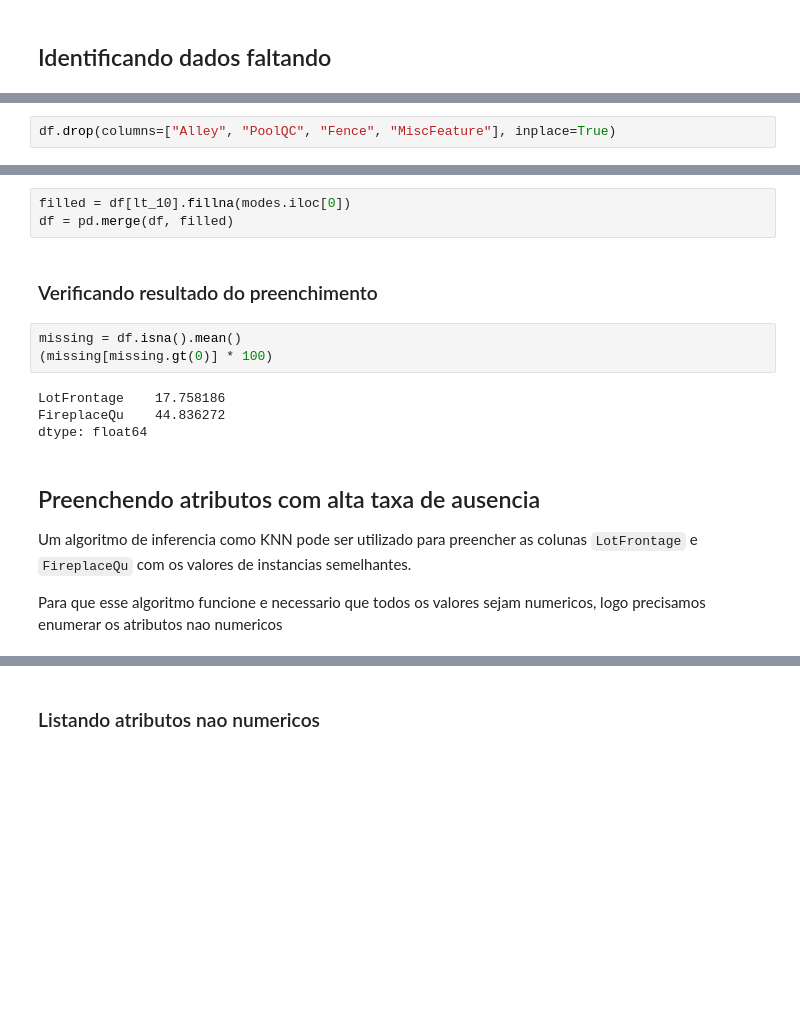
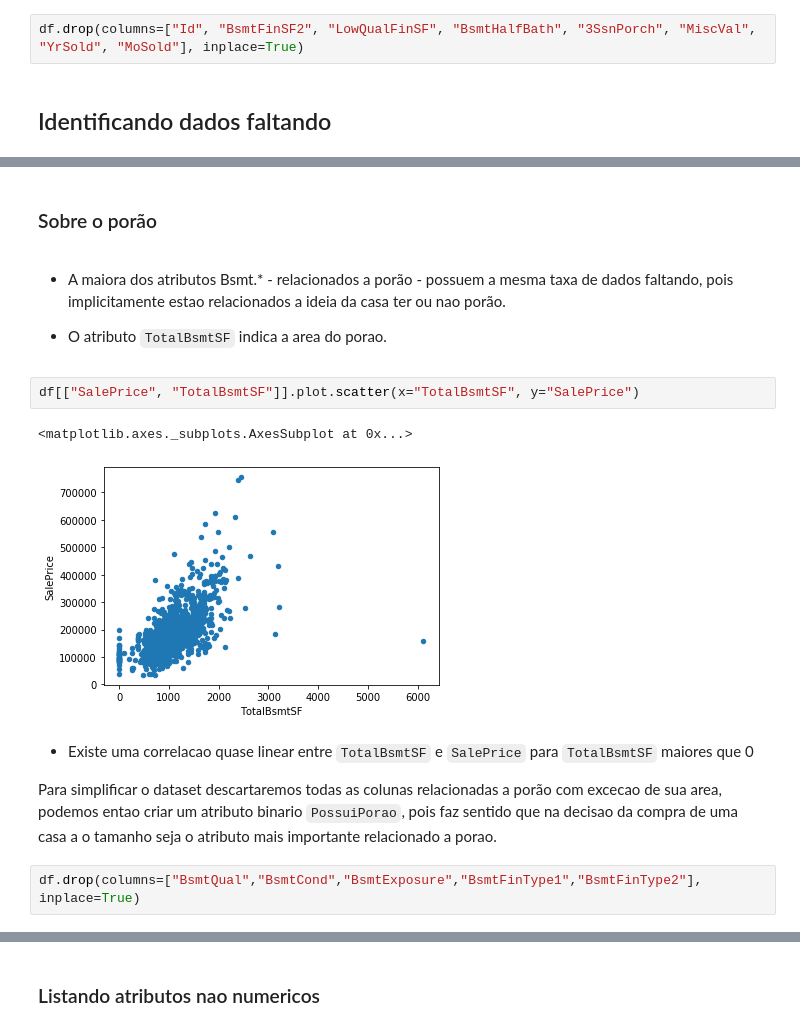
Before and after one commit to V-in/kaggle, a Jupyter notebook: house_prices/notebook.ipynb, the cells around one changed output, grey strips where cells are left out. Saved outputs shown, nothing was run; the diff lists cells and outputs as text; blank space fills up the shorter version.

```diff
--- a/house_prices/notebook.ipynb
+++ b/house_prices/notebook.ipynb
@@ -35,3 +66,5 @@ df.head()
+# %%
+df.drop(columns=["Id", "BsmtFinSF2", "LowQualFinSF", "BsmtHalfBath", "3SsnPorch", "MiscVal", "YrSold", "MoSold"], inplace=True)
 # %% [markdown]
 ## Identificando dados faltando
 # %%
@@ -63,2 +92,0 @@ Os atributos `Alley`, `PoolQC`, `Fence` e `MiscFeature` possuem uma taxa de dado
-# %%
-df.drop(columns=["Alley", "PoolQC", "Fence", "MiscFeature"], inplace=True)
@@ -98,18 +93,17 @@ modes
-# %%
-filled = df[lt_10].fillna(modes.iloc[0])
-df = pd.merge(df, filled)
-# %% [markdown]
-### Verificando resultado do preenchimento
-# %%
-missing = df.isna().mean()
-(missing[missing.gt(0)] * 100)
-# %% [output]
-LotFrontage    17.758186
-FireplaceQu    44.836272
-dtype: float64
-# %% [markdown]
-## Preenchendo atributos com alta taxa de ausencia
-
-Um algoritmo de inferencia como KNN pode ser utilizado para preencher as colunas `LotFrontage` e `FireplaceQu` com os valores de instancias semelhantes.
-
-Para que esse algoritmo funcione e necessario que todos os valores sejam numericos, logo precisamos enumerar os atributos nao numericos
+# %% [markdown]
+### Sobre o porão
+# %% [markdown]
+- A maiora dos atributos Bsmt.* - relacionados a porão - possuem a mesma taxa de dados faltando, pois implicitamente estao relacionados a ideia da casa ter ou nao porão.
+
+- O atributo `TotalBsmtSF` indica a area do porao.
+# %%
+df[["SalePrice", "TotalBsmtSF"]].plot.scatter(x="TotalBsmtSF", y="SalePrice")
+# %% [output]
+<matplotlib.axes._subplots.AxesSubplot at 0x...>
+[figure, added]
+# %% [markdown]
+- Existe uma correlacao quase linear entre `TotalBsmtSF` e `SalePrice` para `TotalBsmtSF` maiores que 0
+
+Para simplificar o dataset descartaremos todas as colunas relacionadas a porão com excecao de sua area, podemos entao criar um atributo binario `PossuiPorao`, pois faz sentido que na decisao da compra de uma casa a o tamanho seja o atributo mais importante relacionado a porao.
+# %%
+df.drop(columns=["BsmtQual","BsmtCond","BsmtExposure","BsmtFinType1","BsmtFinType2"], inplace=True)
```
Also changed, not shown: parts of 84 cells of this notebook.
